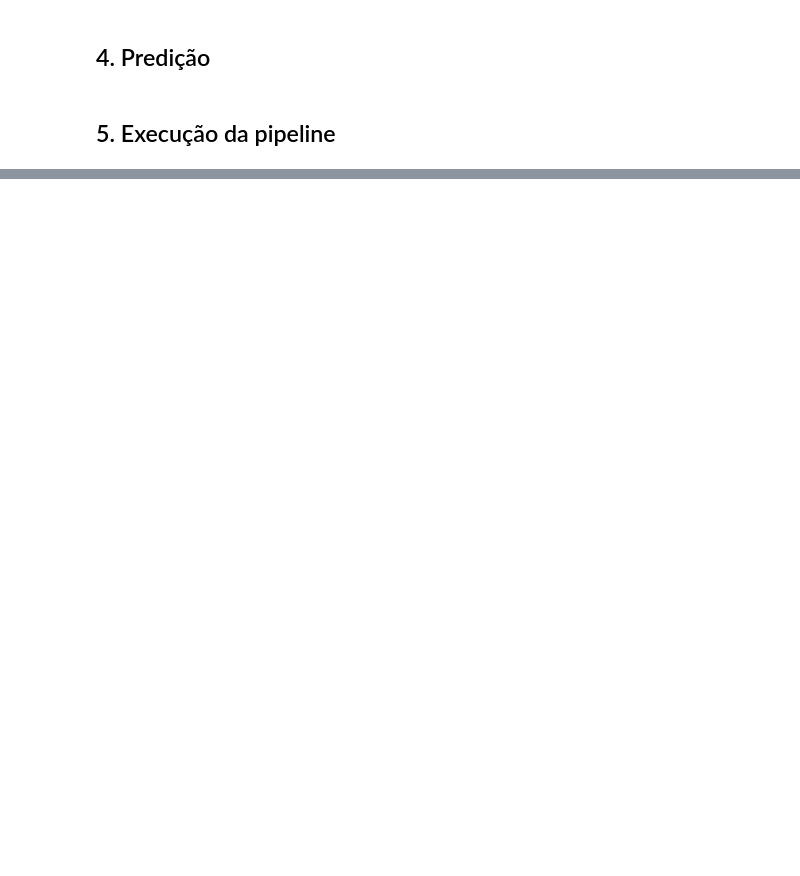
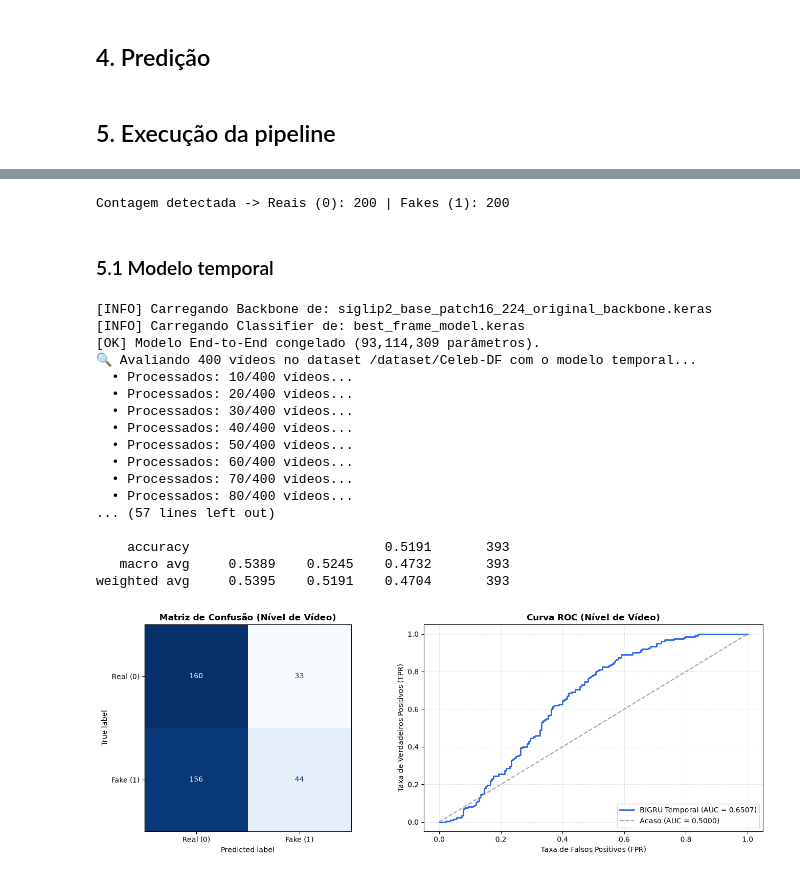
Before and after one commit to jtlimo/ccm-109, a Jupyter notebook: prediction.ipynb, the cells around one changed output, grey strips where cells are left out. Cells and saved outputs as stored; diff of their text form; code cells hidden in the pictures; blank space fills up the shorter version.

```diff
--- a/prediction.ipynb
+++ b/prediction.ipynb
@@ -436,3 +848,9 @@ Procurando vídeos em: /dataset/Custom
+# %%
+# Validação rápida de leitura dos rótulos
+sample_labels = [get_ground_truth_label(p, {}) for p in video_paths]
+print(f"Contagem detectada -> Reais (0): {sample_labels.count(0)} | Fakes (1): {sample_labels.count(1)}")
+# %% [output]
+Contagem detectada -> Reais (0): 200 | Fakes (1): 200
 # %%
 # @title Carregar modelo E2E
 import model as m
@@ -449,3 +863,41 @@ else:
     backbone = keras_hub.models.SigLIPBackbone.from_preset("siglip2_base_patch16_224")
     backbone.trainable = False
     backbone.save(backbone_path)
+# %% [markdown]
+### 5.1 Modelo temporal
+# %%
+#@title Avaliação do dataset
+temporal_model = tf.keras.models.load_model("best_temporal_model.keras")
+frame_detector = m.DeepfakeDetector(
+    "siglip2_base_patch16_224_original_backbone.keras",
+    "best_frame_model.keras"
+)
+
+true_labels_dict = {}
+
+test_temporal_results = evaluate_custom_dataset_temporal(
+    temporal_model=temporal_model,
+    detector_or_backbone=frame_detector,
+    video_paths=video_paths,
+    true_labels_dict=true_labels_dict,
+    threshold=0.5
+)
+# %% [output]
+[INFO] Carregando Backbone de: siglip2_base_patch16_224_original_backbone.keras
+[INFO] Carregando Classifier de: best_frame_model.keras
+[OK] Modelo End-to-End congelado (93,114,309 parâmetros).
+🔍 Avaliando 400 vídeos no dataset /dataset/Celeb-DF com o modelo temporal...
+  • Processados: 10/400 vídeos...
+  • Processados: 20/400 vídeos...
+  • Processados: 30/400 vídeos...
+  • Processados: 40/400 vídeos...
+  • Processados: 50/400 vídeos...
+  • Processados: 60/400 vídeos...
+  • Processados: 70/400 vídeos...
+  • Processados: 80/400 vídeos...
+... (57 lines left out)
+
+    accuracy                         0.5191       393
+   macro avg     0.5389    0.5245    0.4732       393
+weighted avg     0.5395    0.5191    0.4704       393
+[figure, added]
```
Also changed, not shown: parts of 22 cells of this notebook.
